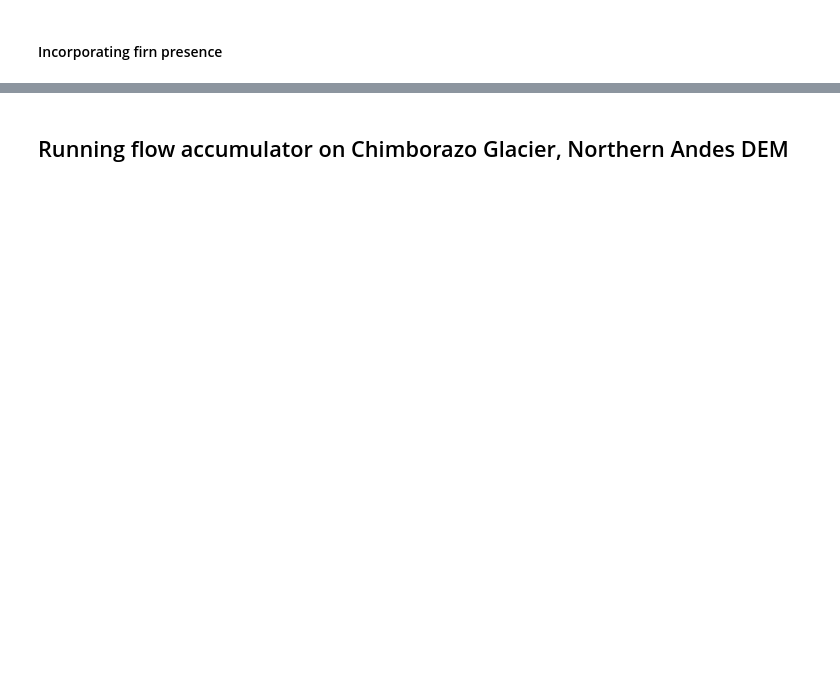
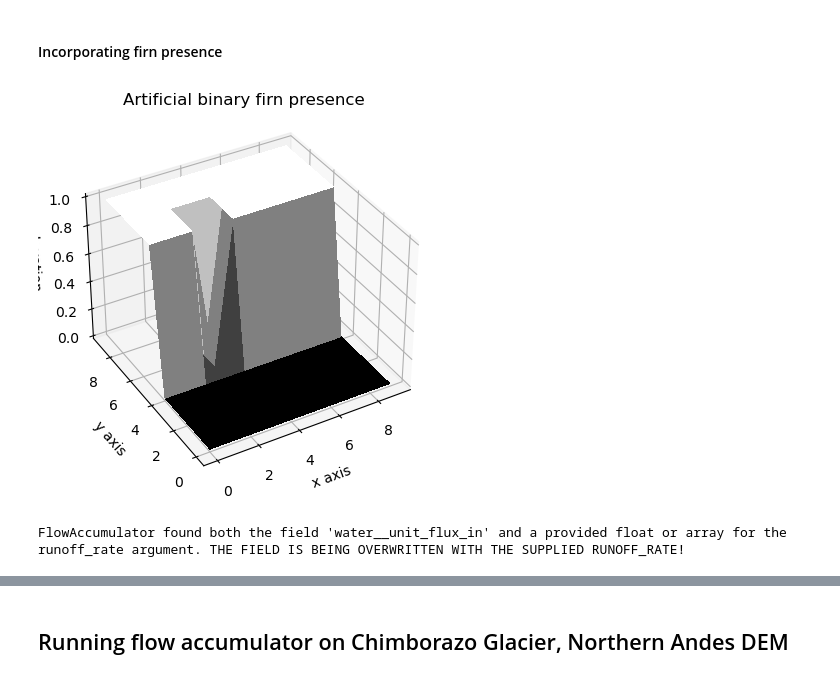
Before and after one commit to csdms-espin/ESPIn_2023_glacial_water_routing, a Jupyter notebook: Presentation_Notebook.ipynb, the cells around one changed output, grey strips where cells are left out. Drawn from its saved outputs; the diff is of its cells as text; code cells hidden in the pictures; blank space fills up the shorter version.

```diff
--- a/Presentation_Notebook.ipynb
+++ b/Presentation_Notebook.ipynb
@@ -91,2 +92,7 @@ plt.show()
 # %% [markdown]
 #### Incorporating firn presence
+# %%
+channel.create_binary_firn()
+channel.surf_plot('firn__presence', title='Artificial binary firn presence')
+# %% [output]
+[figure, added]
@@ -92,0 +105,4 @@ plt.show()
+# %%
+channel.create_loss_flow_acc(binary_loss_f,runoff_rate=runoff_rate)
+# %% [output]
+FlowAccumulator found both the field 'water__unit_flux_in' and a provided float or array for the runoff_rate argument. THE FIELD IS BEING OVERWRITTEN WITH THE SUPPLIED RUNOFF_RATE!
```
Also changed, not shown: parts of 22 cells of this notebook.
